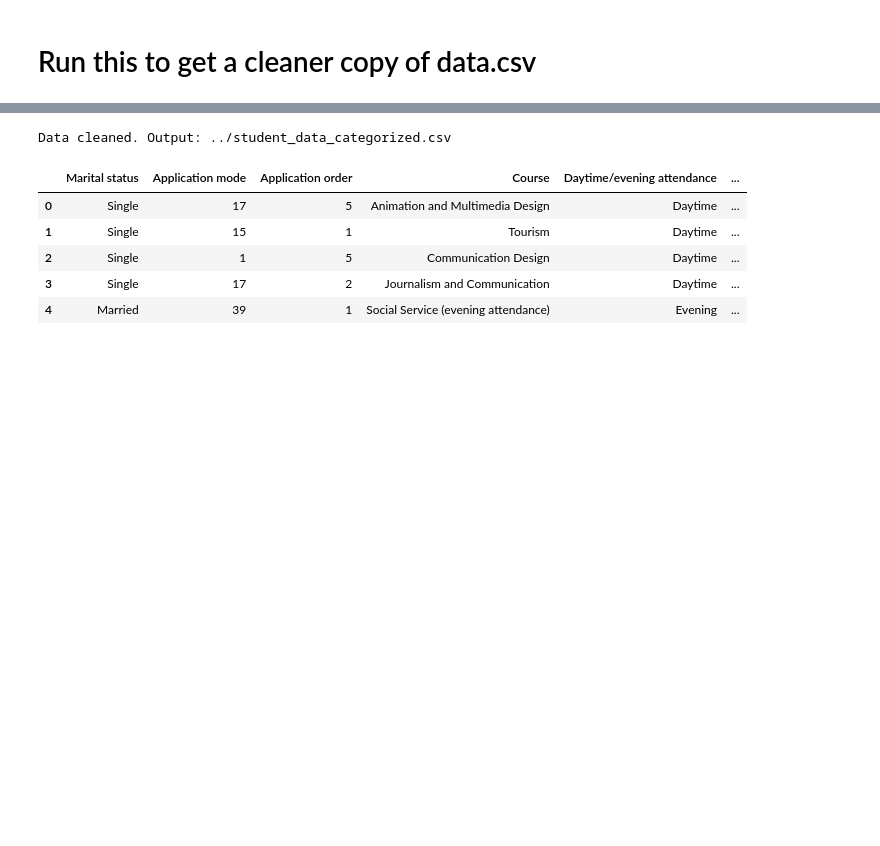
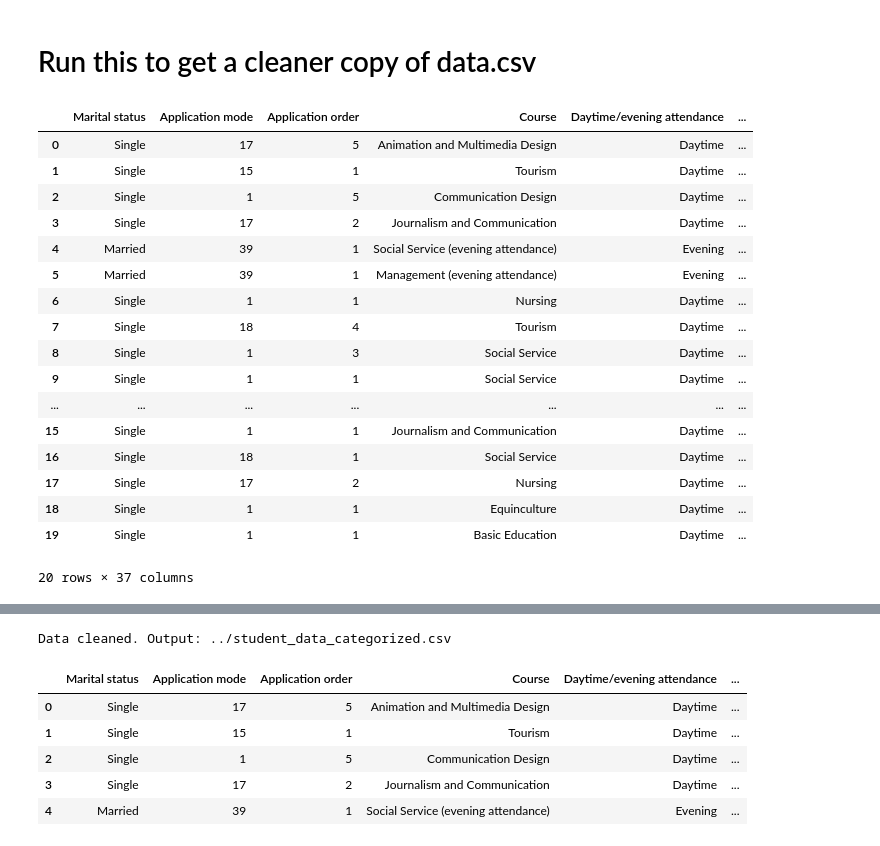
Before and after one commit to atile4/math-9-final-project, a Jupyter notebook: scripts/convert_to_category.ipynb, the cells around one changed output, grey strips where cells are left out. Cells and saved outputs as stored; diff of their text form; code cells hidden in the pictures; blank space fills up the shorter version.

```diff
--- a/scripts/convert_to_category.ipynb
+++ b/scripts/convert_to_category.ipynb
@@ -5,3 +7,24 @@ import pandas as pd
+# %%
+df.head(20)
+# %% [output]
+|  | Marital status | Application mode | Application order | Course | Daytime/evening attendance | ... |
+| 0 | Single | 17 | 5 | Animation and Multimedia Design | Daytime | ... |
+| 1 | Single | 15 | 1 | Tourism | Daytime | ... |
+| 2 | Single | 1 | 5 | Communication Design | Daytime | ... |
+| 3 | Single | 17 | 2 | Journalism and Communication | Daytime | ... |
+| 4 | Married | 39 | 1 | Social Service (evening attendance) | Evening | ... |
+| 5 | Married | 39 | 1 | Management (evening attendance) | Evening | ... |
+| 6 | Single | 1 | 1 | Nursing | Daytime | ... |
+| 7 | Single | 18 | 4 | Tourism | Daytime | ... |
+| 8 | Single | 1 | 3 | Social Service | Daytime | ... |
+| 9 | Single | 1 | 1 | Social Service | Daytime | ... |
+| ... | ... | ... | ... | ... | ... | ... |
+| 15 | Single | 1 | 1 | Journalism and Communication | Daytime | ... |
+| 16 | Single | 18 | 1 | Social Service | Daytime | ... |
+| 17 | Single | 17 | 2 | Nursing | Daytime | ... |
+| 18 | Single | 1 | 1 | Equinculture | Daytime | ... |
+| 19 | Single | 1 | 1 | Basic Education | Daytime | ... |
+20 rows × 37 columns
 # %%
 # notes: some column names were improperly formatted/mispelt. Had to fix manually through the .csv file.
 df = pd.read_csv("../data.csv", sep=';')
```
Also changed, not shown: parts of 4 cells of this notebook.
